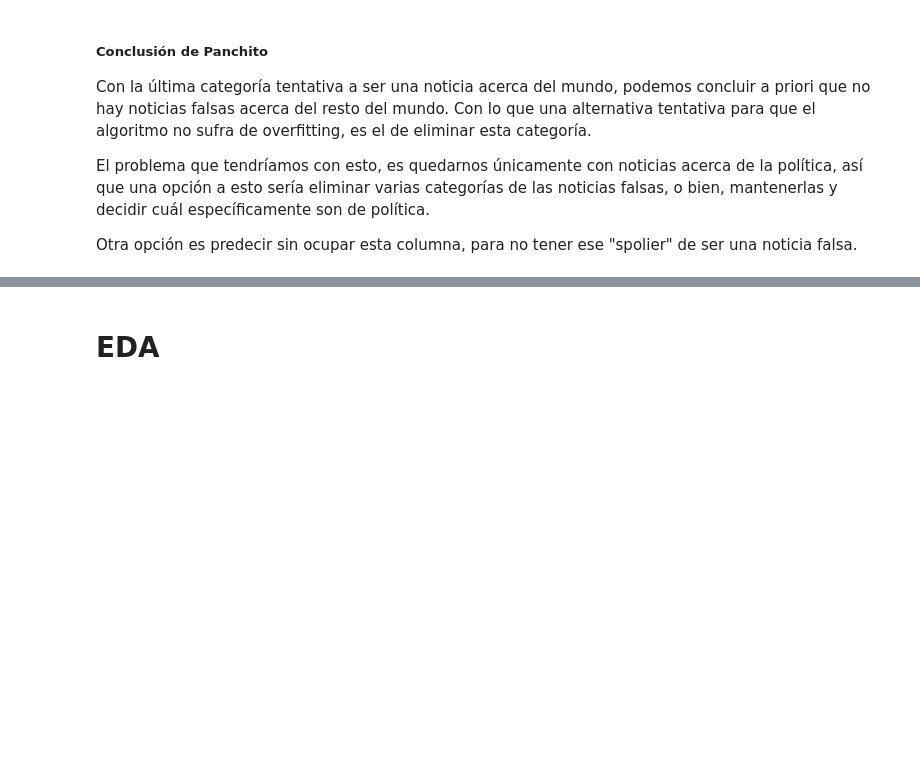
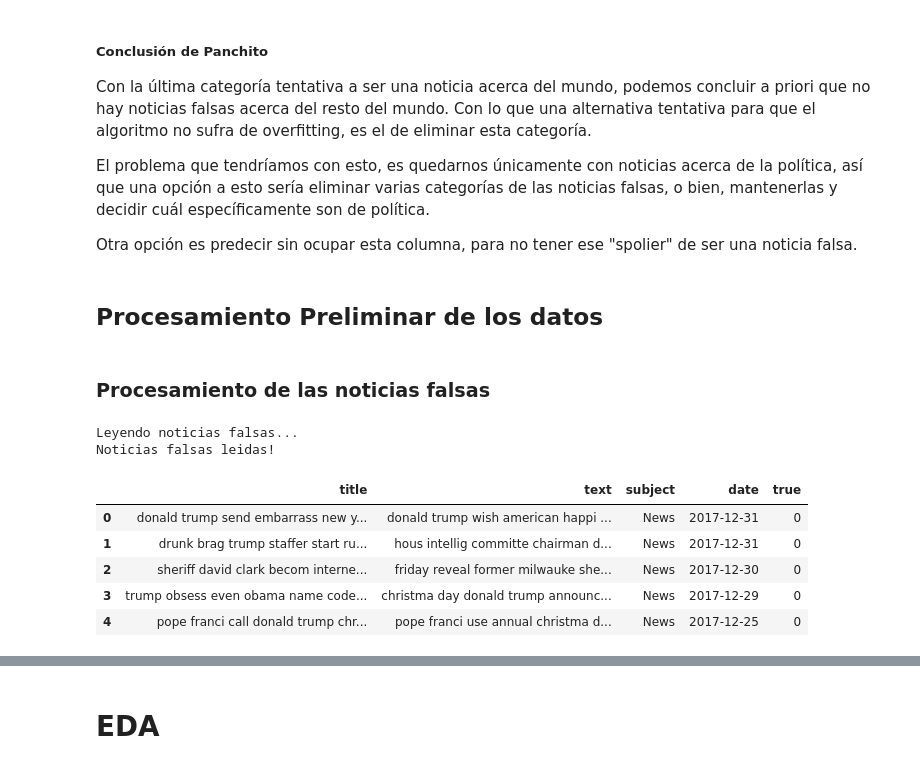
Before and after one commit to framunoz/Detector-Noticias-Falsas, a Jupyter notebook: codigo/01-Carga_de_datos.ipynb, the cells around one changed output, grey strips where cells are left out. Cells and saved outputs as stored; diff of their text form; code cells hidden in the pictures; blank space fills up the shorter version.

```diff
--- a/codigo/01-Carga_de_datos.ipynb
+++ b/codigo/01-Carga_de_datos.ipynb
@@ -359,3 +385,5 @@ Con la última categoría tentativa a ser una noticia acerca del mundo, podemos
 El problema que tendríamos con esto, es quedarnos únicamente con noticias acerca de la política, así que una opción a esto sería eliminar varias categorías de las noticias falsas, o bien, mantenerlas y decidir cuál específicamente son de política.
 
 Otra opción es predecir sin ocupar esta columna, para no tener ese "spolier" de ser una noticia falsa.
+# %% [markdown]
+## Procesamiento Preliminar de los datos
@@ -361,0 +403,57 @@ Otra opción es predecir sin ocupar esta columna, para no tener ese "spolier" de
+# %% [markdown]
+### Procesamiento de las noticias falsas
+# %%
+# Titulares noticias falsas transformados
+if PROCESAR:
+    df_fake_proc = df_fake.copy()
+
+    print("Procesando los titulares falsos...")
+    for i, text in enumerate(FAKE_TITLE):
+        # Dejamos el texto en minusculas
+        text = text.lower()
+        # Tokenizamos
+        text_token = tokenizer.tokenize(text)
+        # Procesamos: stemmeamos las palabras que no sean stopwords, y unimos
+        text_proc = " ".join([
+            stem.stem(word) for word in text_token if word not in stop_words
+        ])
+        # Reemplazamos el texto procesado en el df a guardar
+        df_fake_proc[TITLE][i] = text_proc
+    print("Titulares falsos procesados!")
+
+    print("Procesando los textos falsos...")
+    for i, text in enumerate(FAKE_TEXT):
+        # Dejamos el texto en minusculas
+        text = text.lower()
+        # Tokenizamos
+        text_token = tokenizer.tokenize(text)
+        # Procesamos: stemmeamos las palabras que no sean stopwords, y unimos
+        text_proc = " ".join([
+            stem.stem(word) for word in text_token if word not in stop_words
+        ])
+        # Reemplazamos el texto procesado en el df a guardar
+        df_fake_proc[TEXT][i] = text_proc
+    print("Textos falsos procesados!")
+
+    if SAVE_DATAFRAME:
+        print("Guardando DataFrame procesado...")
+        df_fake_proc.dropna(inplace=True)
+        df_fake_proc.to_csv(PATH_FAKE_PROS, index=False)
+        print("DataFrame procesado guardado!")
+
+else:
+    print("Leyendo noticias falsas...")
+    df_fake_proc = pd.read_csv(PATH_FAKE_PROS)
+    df_fake_proc.dropna(inplace=True)
+    print("Noticias falsas leidas!")
+
+df_fake_proc.head()
+# %% [output]
+Leyendo noticias falsas...
+Noticias falsas leidas!
+|  | title | text | subject | date | true |
+| 0 | donald trump send embarrass new y... | donald trump wish american happi ... | News | 2017-12-31 | 0 |
+| 1 | drunk brag trump staffer start ru... | hous intellig committe chairman d... | News | 2017-12-31 | 0 |
+| 2 | sheriff david clark becom interne... | friday reveal former milwauke she... | News | 2017-12-30 | 0 |
+| 3 | trump obsess even obama name code... | christma day donald trump announc... | News | 2017-12-29 | 0 |
+| 4 | pope franci call donald trump chr... | pope franci use annual christma d... | News | 2017-12-25 | 0 |
```
Also changed, not shown: parts of 36 cells of this notebook, 3 other files.
